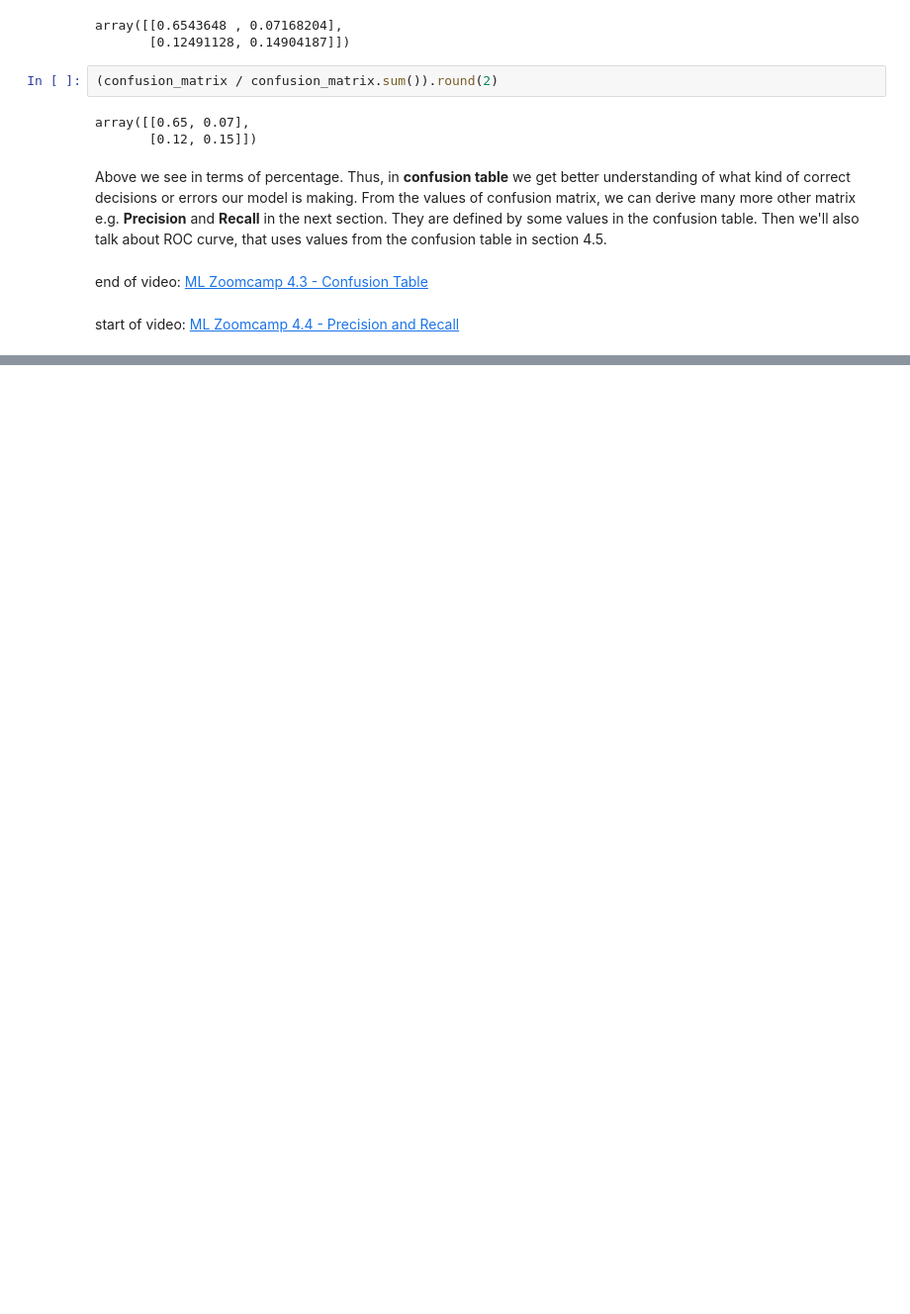
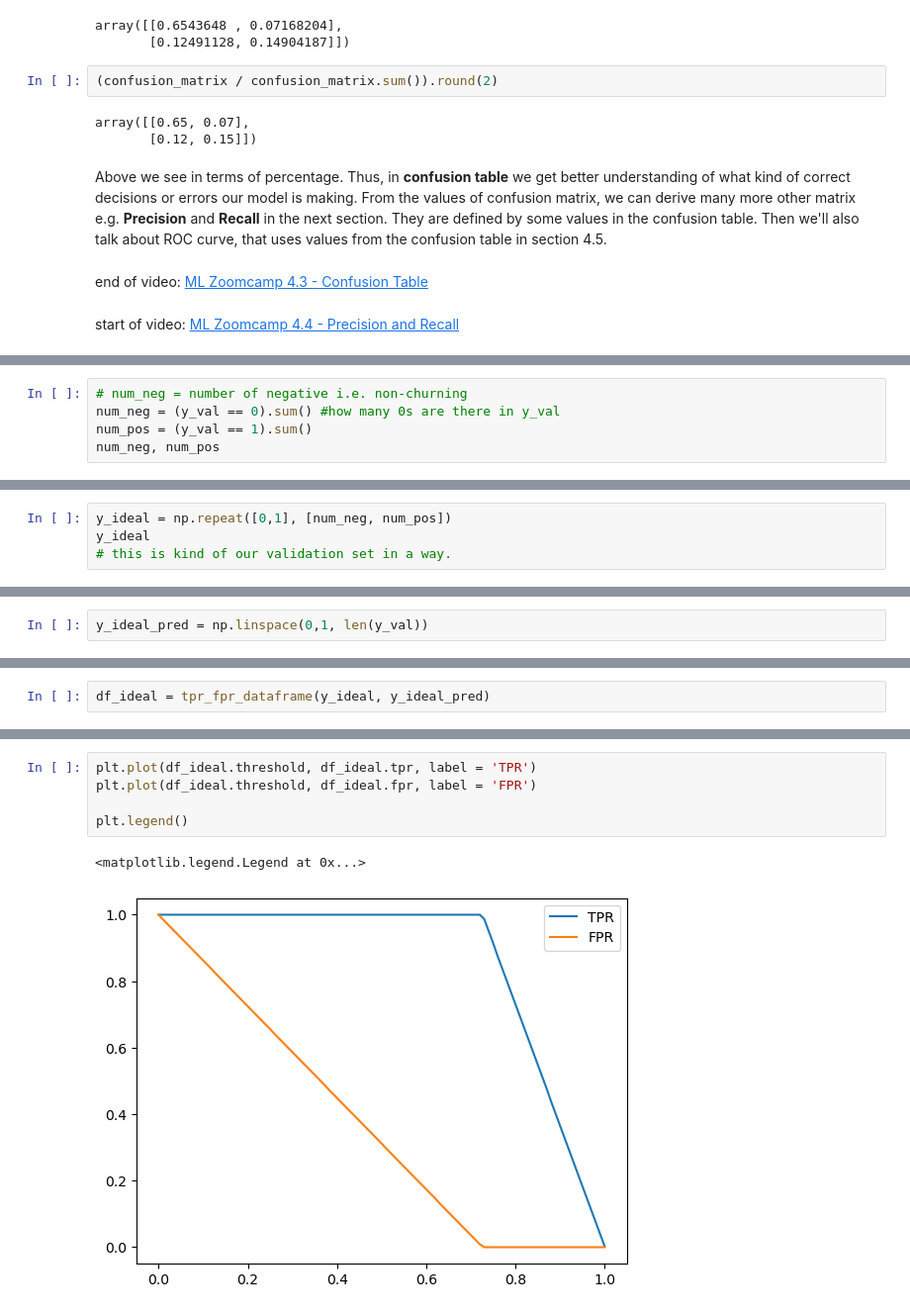
Before and after one commit to bhasarma/mlcoursezoom-camp, a Jupyter notebook: WK04-evaluation/WK04_evaluation_notebook.ipynb, the cells around one changed output, grey strips where cells are left out. Shown at 99% size. Cells and saved outputs as stored; diff of their text form; blank space fills up the shorter version.

```diff
--- a/WK04-evaluation/WK04_evaluation_notebook.ipynb
+++ b/WK04-evaluation/WK04_evaluation_notebook.ipynb
@@ -329,0 +580,5 @@ These are other matrix that can be used to evaluate the quality of ML models.
+# %%
+# num_neg = number of negative i.e. non-churning
+num_neg = (y_val == 0).sum() #how many 0s are there in y_val
+num_pos = (y_val == 1).sum()
+num_neg, num_pos
@@ -329,0 +587,4 @@ These are other matrix that can be used to evaluate the quality of ML models.
+# %%
+y_ideal = np.repeat([0,1], [num_neg, num_pos])
+y_ideal
+# this is kind of our validation set in a way.
@@ -329,0 +595,2 @@ These are other matrix that can be used to evaluate the quality of ML models.
+# %%
+y_ideal_pred = np.linspace(0,1, len(y_val))
@@ -329,0 +611,2 @@ These are other matrix that can be used to evaluate the quality of ML models.
+# %%
+df_ideal = tpr_fpr_dataframe(y_ideal, y_ideal_pred)
@@ -329,0 +628,8 @@ These are other matrix that can be used to evaluate the quality of ML models.
+# %%
+plt.plot(df_ideal.threshold, df_ideal.tpr, label = 'TPR')
+plt.plot(df_ideal.threshold, df_ideal.fpr, label = 'FPR')
+
+plt.legend()
+# %% [output]
+<matplotlib.legend.Legend at 0x...>
+[figure, added]
```
Also changed, not shown: parts of 127 cells of this notebook.
